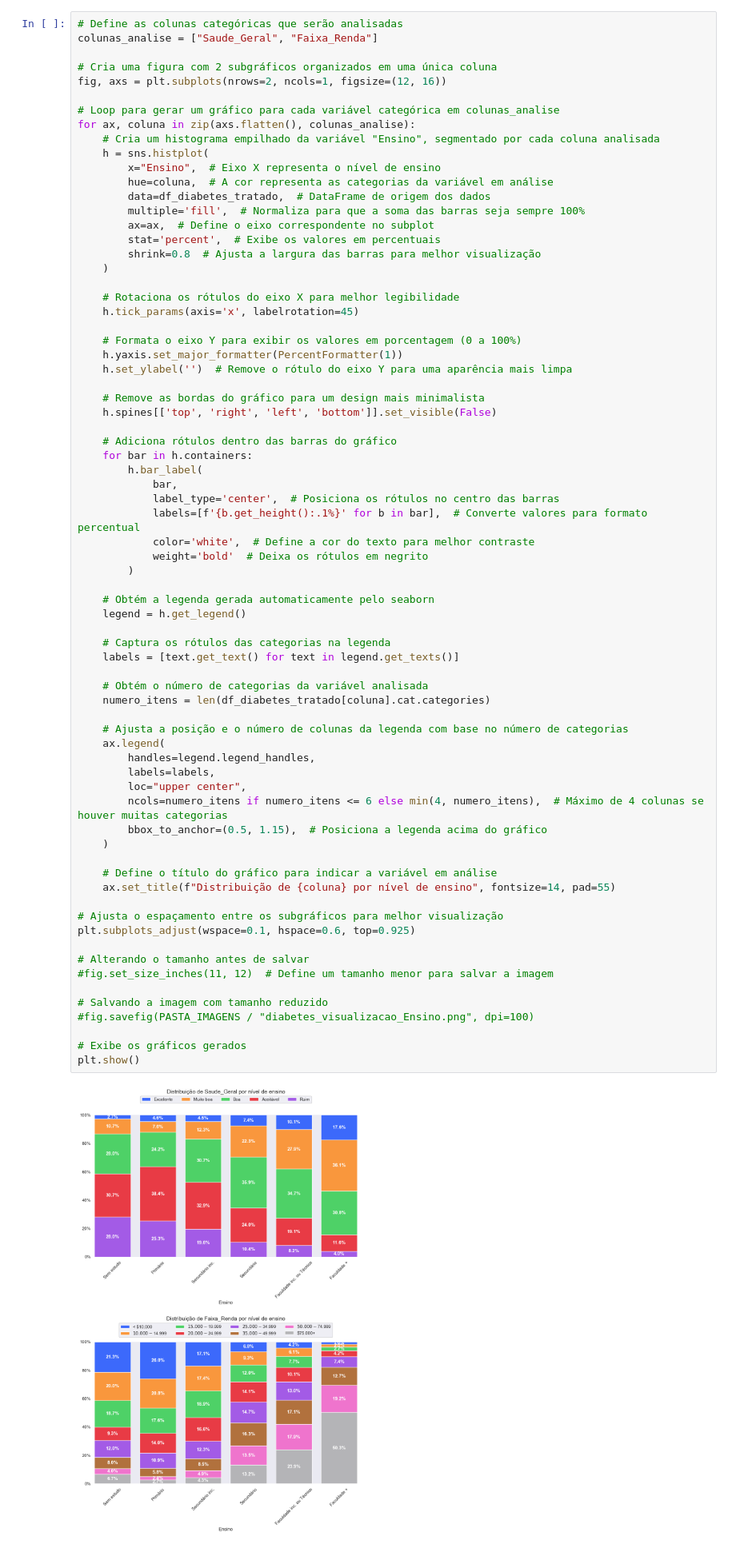
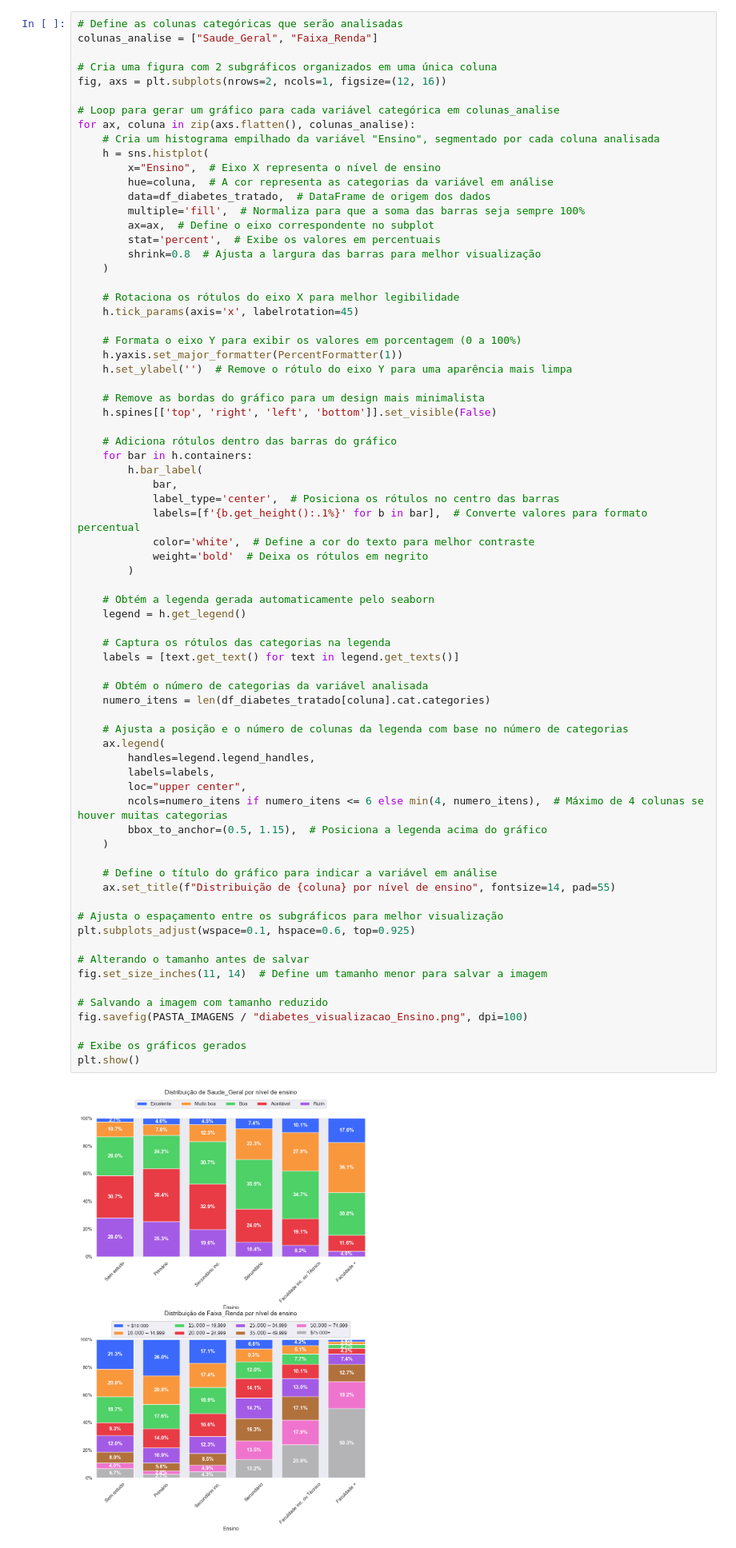
Before and after one commit to DanFalcari/Projeto_diabetes, a Jupyter notebook: notebooks/02_projeto_diabetes_analise_visualizacao_dados.ipynb, the cells around one changed output. Shown at 80% size. Drawn from its saved outputs; the diff is of its cells as text.

Commit message:
Alterações imagens e finalização do projeto

```diff
--- a/notebooks/02_projeto_diabetes_analise_visualizacao_dados.ipynb
+++ b/notebooks/02_projeto_diabetes_analise_visualizacao_dados.ipynb
@@ -411,36 +411,36 @@ for ax, coluna in zip(axs.flatten(), colunas_analise):
     legend = h.get_legend()
 
     # Captura os rótulos das categorias na legenda
     labels = [text.get_text() for text in legend.get_texts()]
 
     # Obtém o número de categorias da variável analisada
     numero_itens = len(df_diabetes_tratado[coluna].cat.categories)
 
     # Ajusta a posição e o número de colunas da legenda com base no número de categorias
     ax.legend(
         handles=legend.legend_handles,
         labels=labels,
         loc="upper center",
         ncols=numero_itens if numero_itens <= 6 else min(4, numero_itens),  # Máximo de 4 colunas se houver muitas categorias
         bbox_to_anchor=(0.5, 1.15),  # Posiciona a legenda acima do gráfico
     )
 
     # Define o título do gráfico para indicar a variável em análise
     ax.set_title(f"Distribuição de {coluna} por nível de ensino", fontsize=14, pad=55)
 
 # Ajusta o espaçamento entre os subgráficos para melhor visualização
 plt.subplots_adjust(wspace=0.1, hspace=0.6, top=0.925)
 
 # Alterando o tamanho antes de salvar
-#fig.set_size_inches(11, 12)  # Define um tamanho menor para salvar a imagem
+fig.set_size_inches(11, 14)  # Define um tamanho menor para salvar a imagem
 
 # Salvando a imagem com tamanho reduzido
-#fig.savefig(PASTA_IMAGENS / "diabetes_visualizacao_Ensino.png", dpi=100)
+fig.savefig(PASTA_IMAGENS / "diabetes_visualizacao_Ensino.png", dpi=100)
 
 # Exibe os gráficos gerados
 plt.show()
 # %% [output]
-[figure, old version]
+[figure, new version]
 # %%
 # Dicionário para armazenar as tabelas de contingência
 tabelas_contingencia = {}
```
Also changed, not shown: parts of 3 cells of this notebook, 3 other files.
